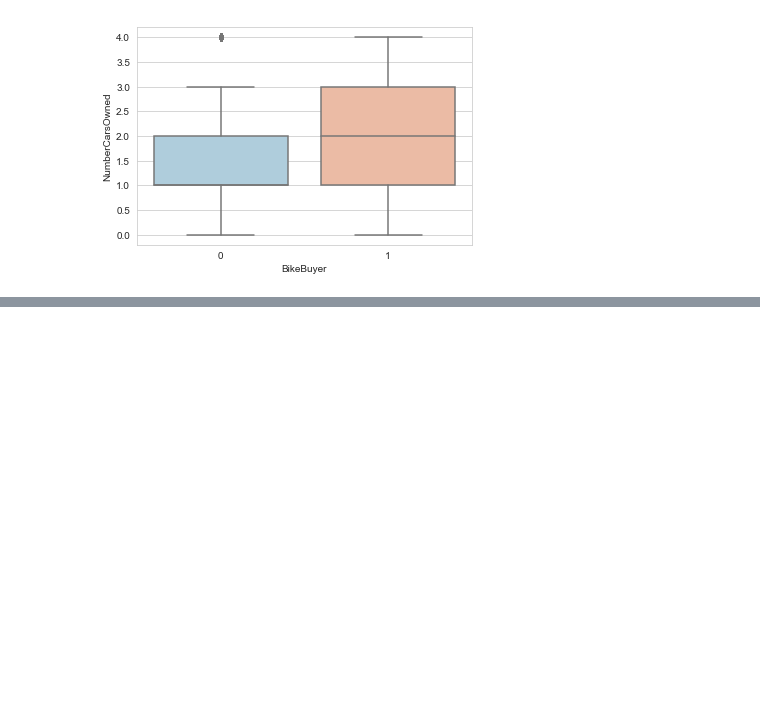
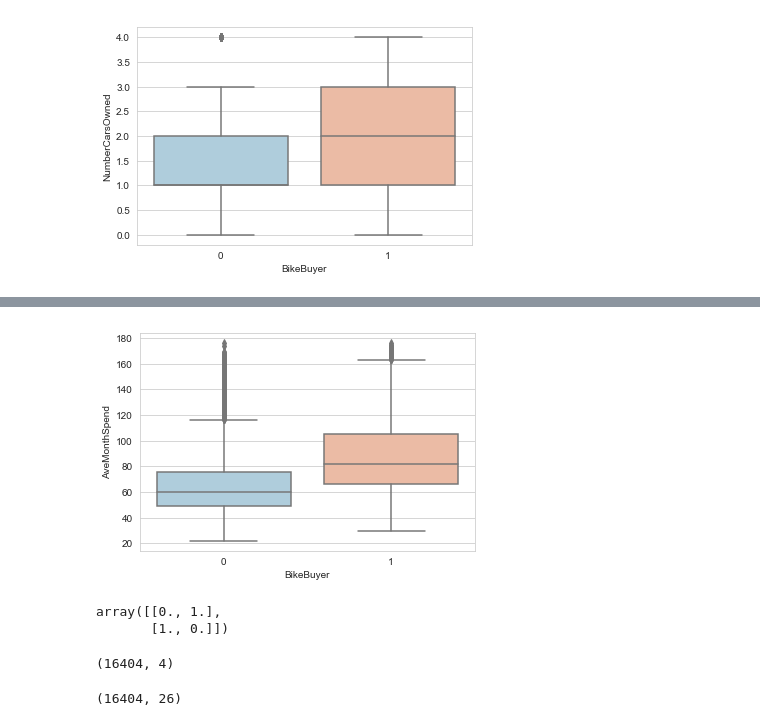
Before and after one commit to random82/Principles-of-Machine-Learning-Python, a Jupyter notebook: Final Exam/Final exam.ipynb, the cells around one changed output, grey strips where cells are left out. Saved outputs shown, nothing was run; the diff lists cells and outputs as text; code cells hidden in the pictures; blank space fills up the shorter version.

```diff
--- a/Final Exam/Final exam.ipynb
+++ b/Final Exam/Final exam.ipynb
@@ -256,0 +314,10 @@ df_joined[['BikeBuyer', 'Occupation']].groupby('BikeBuyer').describe()
+# %%
+cat_cols = ['BikeBuyer']
+plot_box(df_joined, cat_cols, col_y="AveMonthSpend")
+# %% [output]
+[figure, added]
+# %%
+encoded
+# %% [output]
+array([[0., 1.],
+       [1., 0.]])
@@ -256,0 +328,8 @@ df_joined[['BikeBuyer', 'Occupation']].groupby('BikeBuyer').describe()
+# %%
+Features.shape
+# %% [output]
+(16404, 4)
+# %%
+df_joined.shape
+# %% [output]
+(16404, 26)
```
Also changed, not shown: parts of 31 cells of this notebook.
